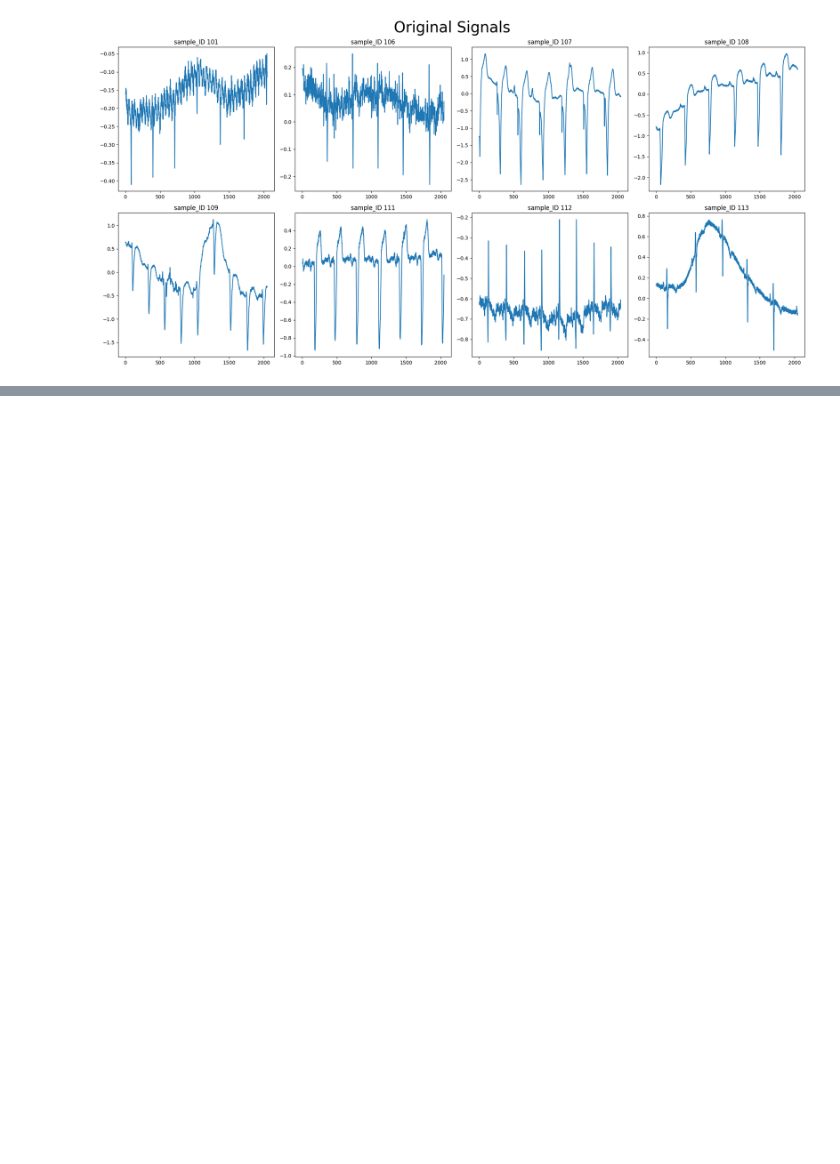
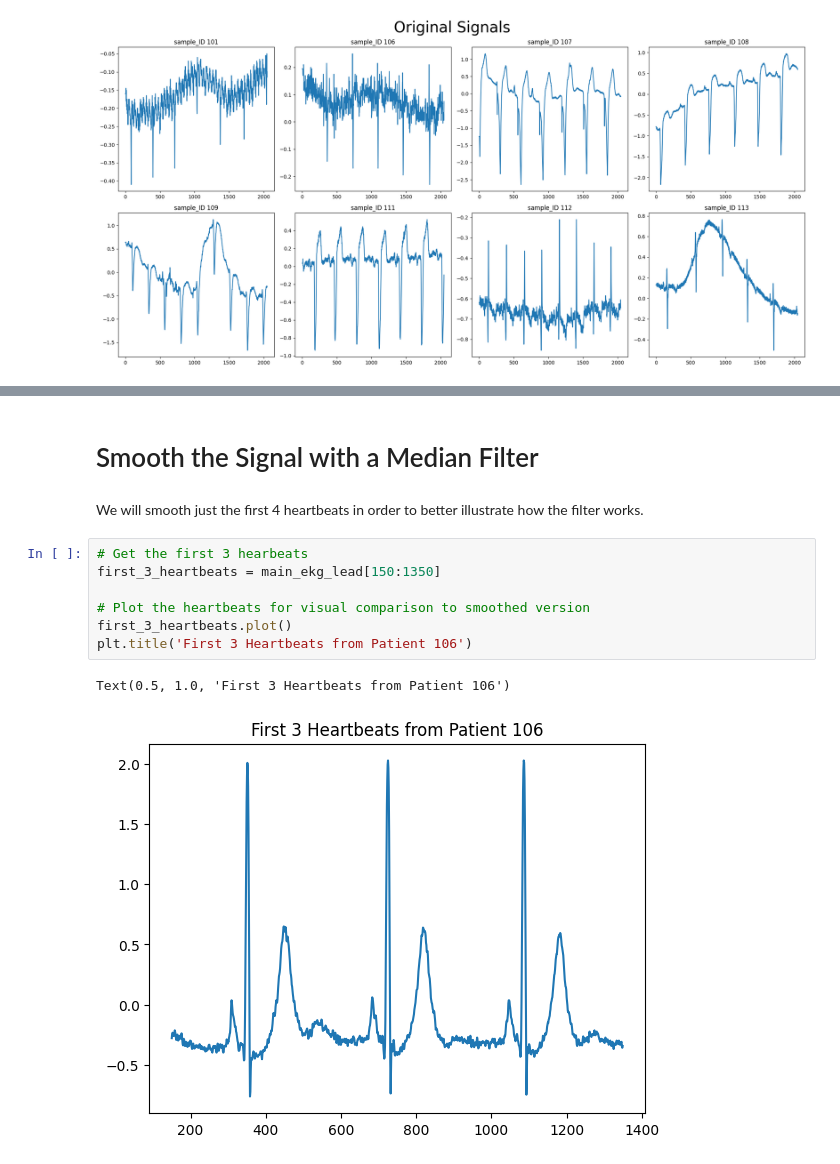
Before and after one commit to mohamedmahmoud26/Signal_Digial_Processing, a Jupyter notebook: digital-signal-processing-dsp.ipynb, the cells around one changed output, grey strips where cells are left out. Cells and saved outputs as stored; diff of their text form; blank space fills up the shorter version.

```diff
--- a/digital-signal-processing-dsp.ipynb
+++ b/digital-signal-processing-dsp.ipynb
@@ -438,0 +481,14 @@ plt.show()  # Display the figure with the plotted signals.
+# %% [markdown]
+# Smooth the Signal with a Median Filter
+# %% [markdown]
+We will smooth just the first 4 heartbeats in order to better illustrate how the filter works.
+# %%
+# Get the first 3 hearbeats
+first_3_heartbeats = main_ekg_lead[150:1350]
+
+# Plot the heartbeats for visual comparison to smoothed version
+first_3_heartbeats.plot()
+plt.title('First 3 Heartbeats from Patient 106')
+# %% [output]
+Text(0.5, 1.0, 'First 3 Heartbeats from Patient 106')
+[figure, added]
```
Also changed, not shown: parts of 9 cells of this notebook.
